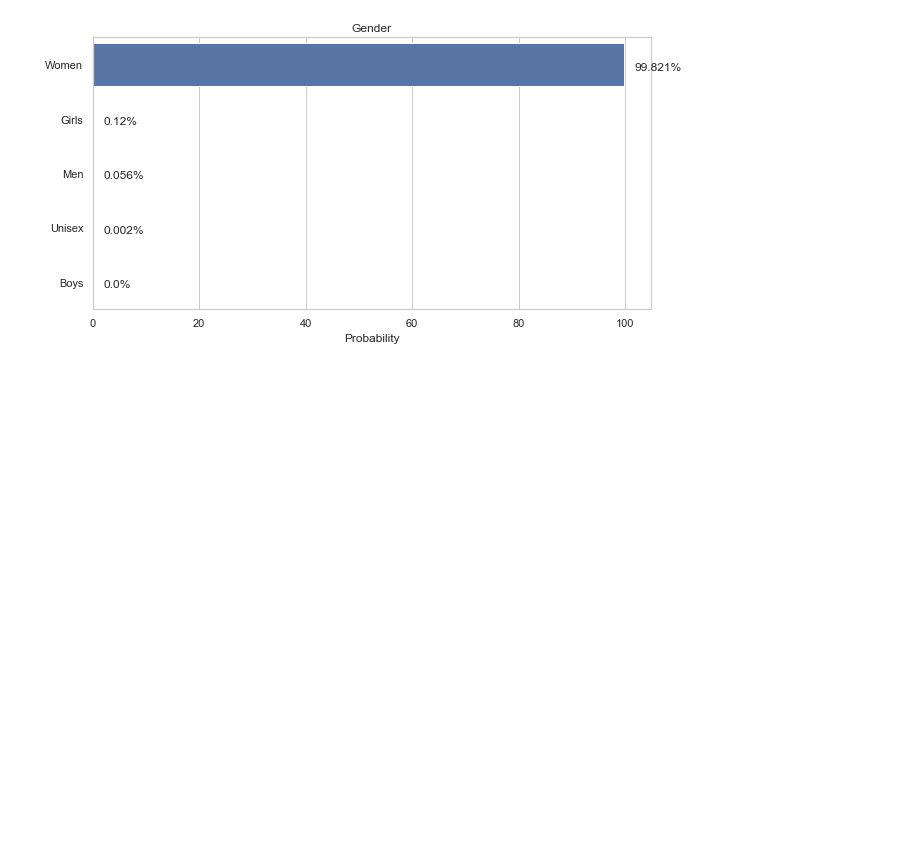
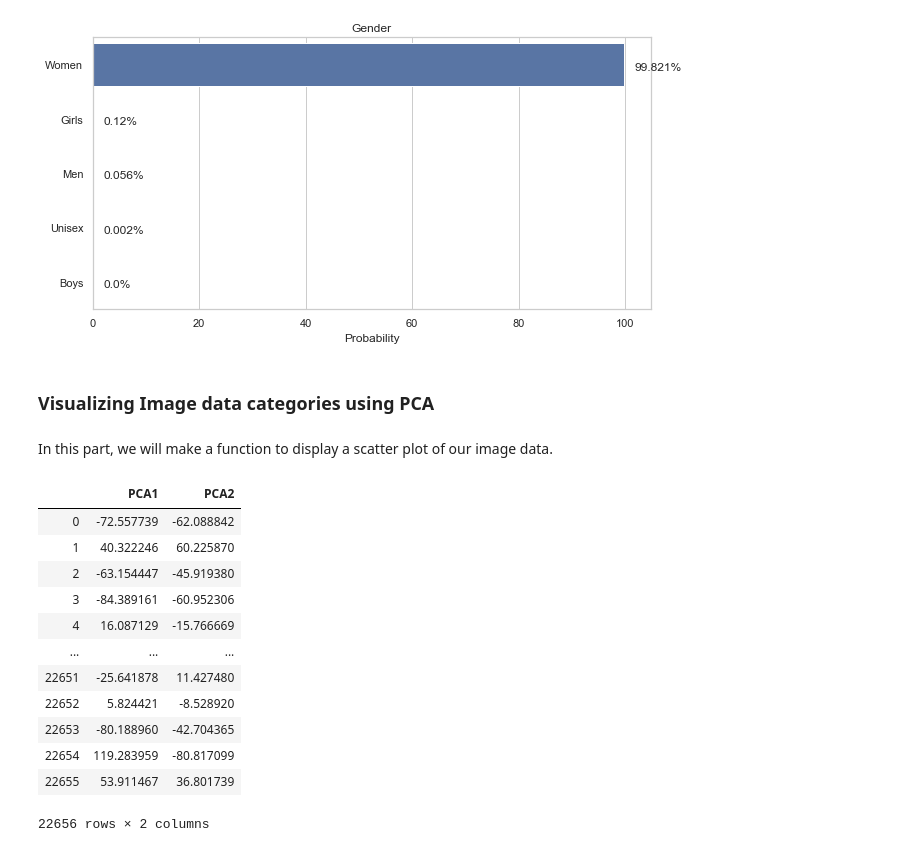
Before and after one commit to faizsyam/Fashion_Image_Prediction, a Jupyter notebook: 3 _ Fashion Products Images _ Testing.ipynb, the cells around one changed output. Drawn from its saved outputs; the diff is of its cells as text; code cells hidden in the pictures; blank space fills up the shorter version.

Commit message:
Updated notebook. More detailed and cleaner. Also, added scatter plot.

```diff
--- a/3 _ Fashion Products Images _ Testing.ipynb
+++ b/3 _ Fashion Products Images _ Testing.ipynb
@@ -552,3 +556,36 @@ Gender          : Women (99.82%)
 [figure]
 [figure]
 [figure]
+# %% [markdown]
+### Visualizing Image data categories using PCA
+# %% [markdown]
+In this part, we will make a function to display a scatter plot of our image data.
+# %%
+from sklearn.decomposition import PCA
+from sklearn.preprocessing import StandardScaler
+
+scaler = StandardScaler()
+scaler.fit(df_embs)
+scaled_data = scaler.transform(df_embs)
+
+# pca
+pca = PCA(n_components=2,random_state=101)
+pca.fit(scaled_data)
+
+feature_pca = t_pca.transform(df_embs)
+dfPCA = pd.DataFrame(feature_pca,columns=['PCA'+str(j) for j in range(1,3)])
+dfPCA
+# %% [output]
+|  | PCA1 | PCA2 |
+| 0 | -72.557739 | -62.088842 |
+| 1 | 40.322246 | 60.225870 |
+| 2 | -63.154447 | -45.919380 |
+| 3 | -84.389161 | -60.952306 |
+| 4 | 16.087129 | -15.766669 |
+| ... | ... | ... |
+| 22651 | -25.641878 | 11.427480 |
+| 22652 | 5.824421 | -8.528920 |
+| 22653 | -80.188960 | -42.704365 |
+| 22654 | 119.283959 | -80.817099 |
+| 22655 | 53.911467 | 36.801739 |
+22656 rows × 2 columns
```
Also changed, not shown: parts of 12 cells of this notebook, 2 other files.
